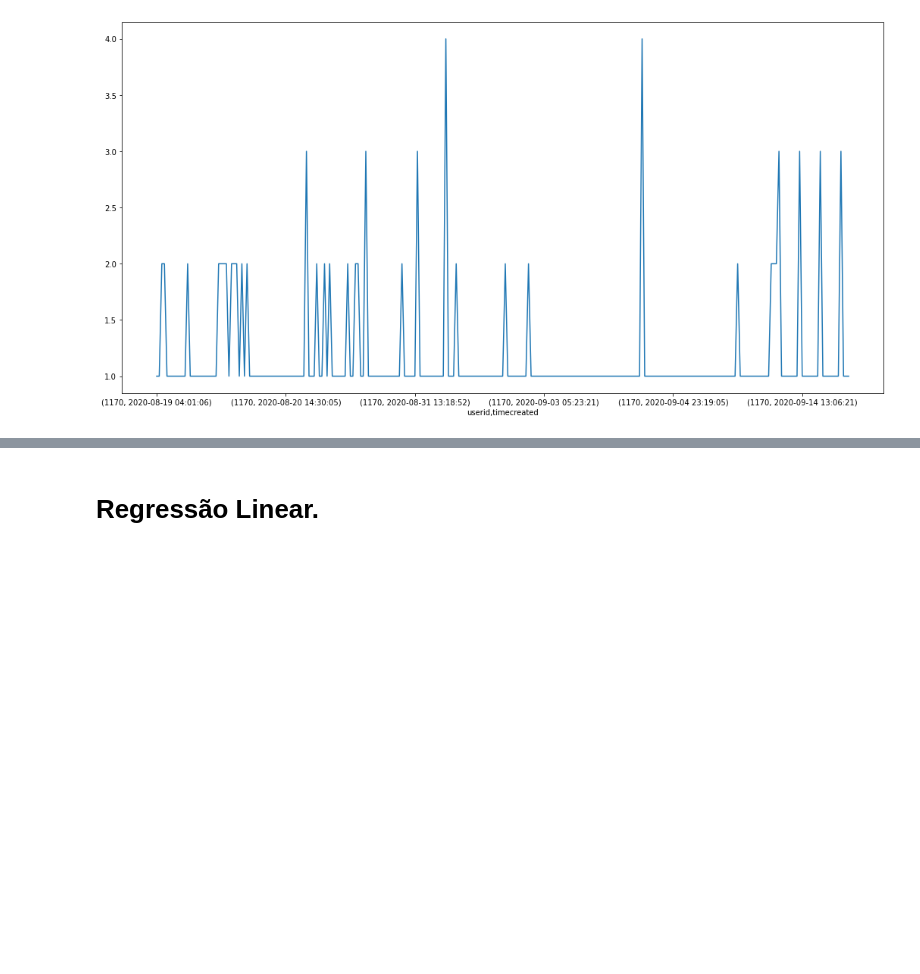
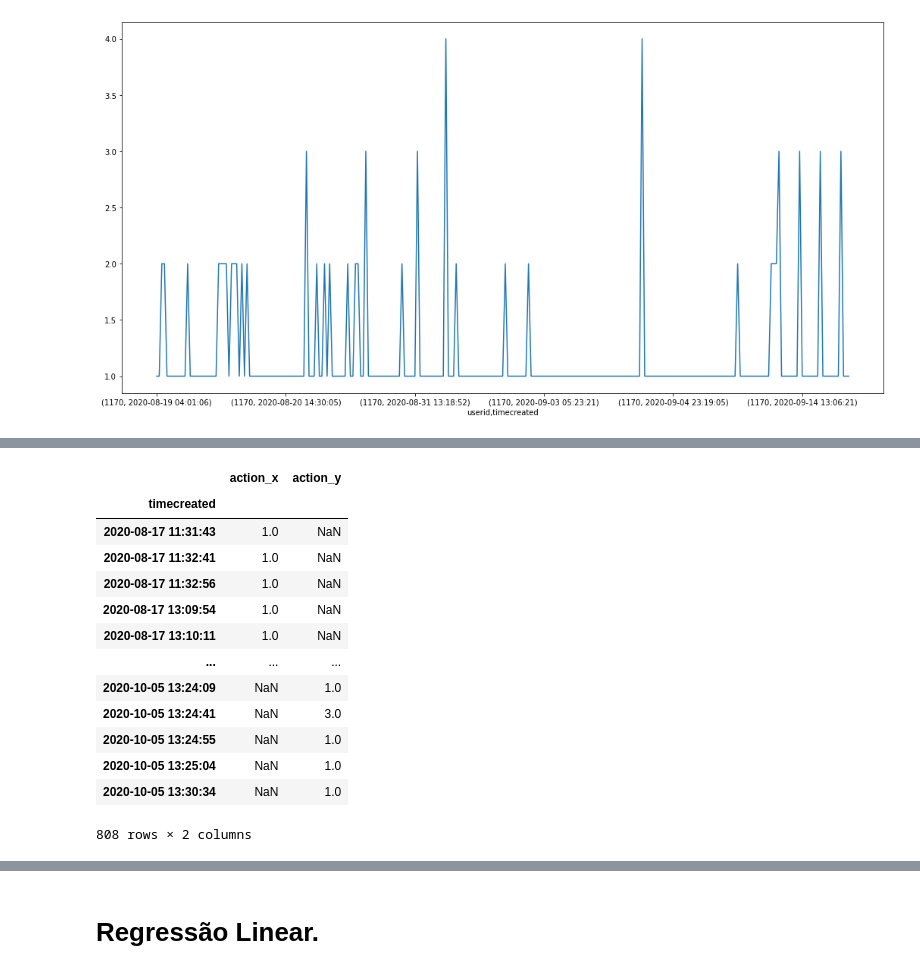
Before and after one commit to atp/edisc-analytics, a Jupyter notebook: Analise_de_Engajamento2.ipynb, the cells around one changed output, grey strips where cells are left out. Cells and saved outputs as stored; diff of their text form; code cells hidden in the pictures; blank space fills up the shorter version.

```diff
--- a/Analise_de_Engajamento2.ipynb
+++ b/Analise_de_Engajamento2.ipynb
@@ -335,0 +362,18 @@ clics_do_aluno.plot(figsize=(18,9))
+# %%
+compara_alunos = pd.merge(clics_do_aluno2, clics_do_aluno, how = 'outer', on = 'timecreated')
+compara_alunos
+# %% [output]
+|  | action_x | action_y |
+| timecreated |  |  |
+| 2020-08-17 11:31:43 | 1.0 | NaN |
+| 2020-08-17 11:32:41 | 1.0 | NaN |
+| 2020-08-17 11:32:56 | 1.0 | NaN |
+| 2020-08-17 13:09:54 | 1.0 | NaN |
+| 2020-08-17 13:10:11 | 1.0 | NaN |
+| ... | ... | ... |
+| 2020-10-05 13:24:09 | NaN | 1.0 |
+| 2020-10-05 13:24:41 | NaN | 3.0 |
+| 2020-10-05 13:24:55 | NaN | 1.0 |
+| 2020-10-05 13:25:04 | NaN | 1.0 |
+| 2020-10-05 13:30:34 | NaN | 1.0 |
+808 rows × 2 columns
```
Also changed, not shown: parts of 7 cells of this notebook.
